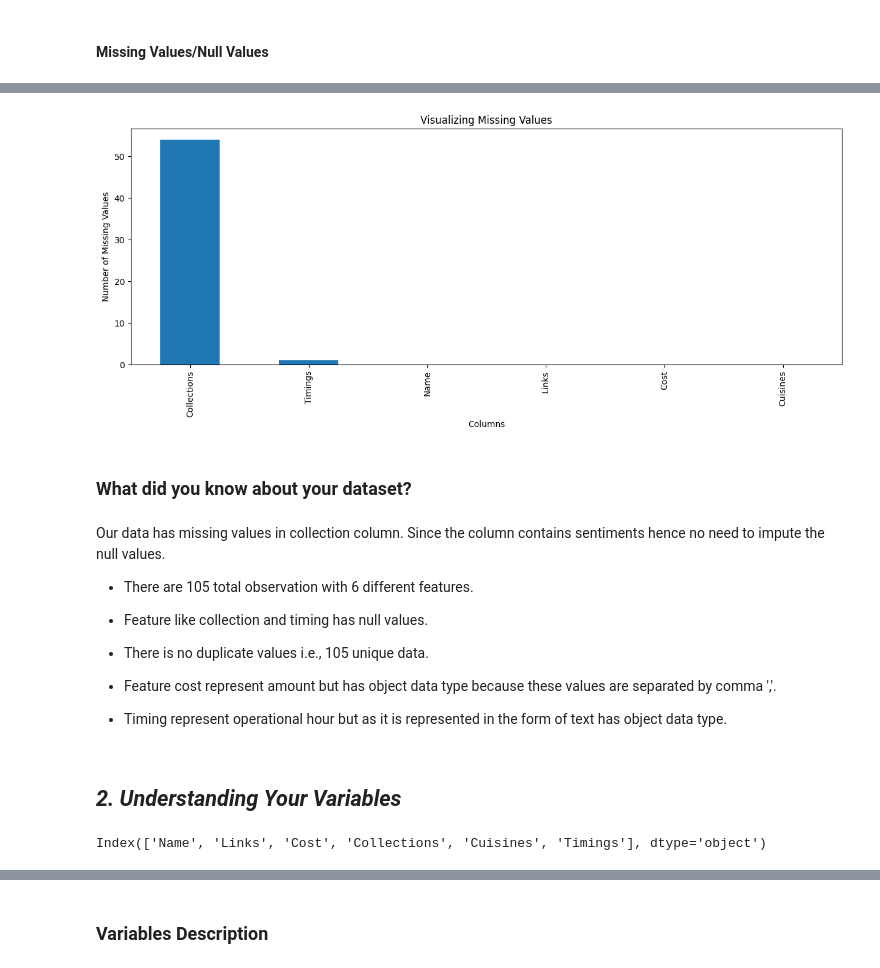
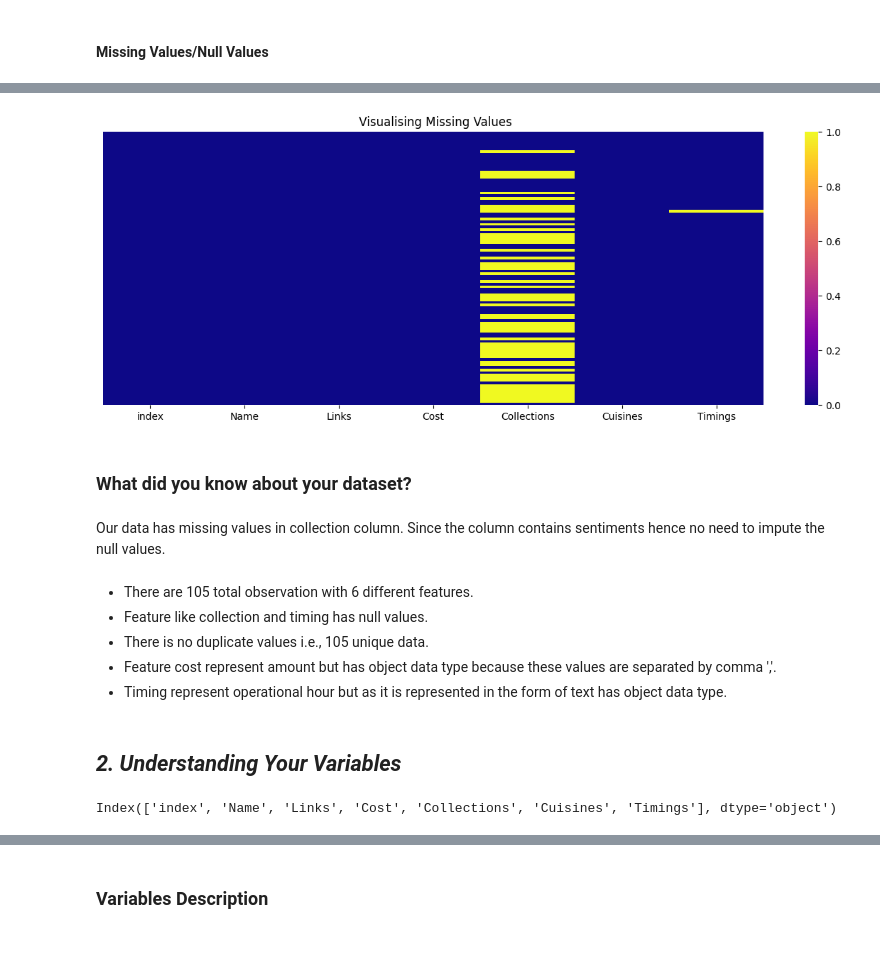
Before and after one commit to Amanr1996/Capstone_Zomato_Restaurant_clustering_and_sentiment_Analysis, a Jupyter notebook: Zomato_Restaurant_clustering_and_sentiment_Analysis.ipynb, the cells around one changed output, grey strips where cells are left out. Cells and saved outputs as stored; diff of their text form; code cells hidden in the pictures.

```diff
--- a/Zomato_Restaurant_clustering_and_sentiment_Analysis.ipynb
+++ b/Zomato_Restaurant_clustering_and_sentiment_Analysis.ipynb
@@ -123,6 +90,9 @@ Mounted at /content/drive
 # %%
 # Importing datasets.
 meta_df_main=pd.read_csv("/content/drive/MyDrive/Capstone_Project_4/Zomato Restaurant names and Metadata.csv")
+# %%
+# Creating the copy of dataset.
+meta_df = meta_df_main.copy()
 # %% [markdown]
 ### Dataset First View
 # %%
@@ -171,0 +145,4 @@ We have 0 duplicate Values present in Data set
+# %%
+# Resting Index.
+
+meta_df.reset_index(inplace=True)
@@ -198,21 +181,17 @@ meta_df_main[meta_df_main['Collections'].isnull()].head()
 # %%
-# Visualizing the missing values
+# Visualizing the missing values.
+
 plt.figure(figsize=(15,5))
-missing_values = meta_df_main.isnull().sum().sort_values(ascending=False)
-missing_values.plot(kind='bar')
-plt.title('Visualizing Missing Values')
-plt.xlabel('Columns')
-plt.ylabel('Number of Missing Values')
-plt.show()
+sns.heatmap(meta_df.isnull(),cmap='plasma',annot=False,yticklabels=False)
+plt.title(" Visualising Missing Values");
 # %% [output]
-[figure, old version]
+[figure, new version]
 # %% [markdown]
 ### What did you know about your dataset?
+# %% [markdown]
+Our data has missing values in collection column. Since the column contains sentiments hence no need to impute the null values.
 # %% [markdown]
-Our data has missing values in collection column. Since the column contains sentiments hence no need to impute the null values.
-
 * There are 105 total observation with 6 different features.
-
 * Feature like collection and timing has null values.
 * There is no duplicate values i.e., 105 unique data.
 * Feature cost represent amount but has object data type because these values are separated by comma ','.
@@ -220,7 +199,8 @@ Our data has missing values in collection column. Since the column contains sent
 # %% [markdown]
 ## ***2. Understanding Your Variables***
 # %%
-## Columns Name.
-meta_df_main.columns
+# Dataset Columns.
+
+meta_df.columns
 # %% [output]
-Index(['Name', 'Links', 'Cost', 'Collections', 'Cuisines', 'Timings'], dtype='object')
+Index(['index', 'Name', 'Links', 'Cost', 'Collections', 'Cuisines', 'Timings'], dtype='object')
```
Also changed, not shown: parts of 392 cells of this notebook.
